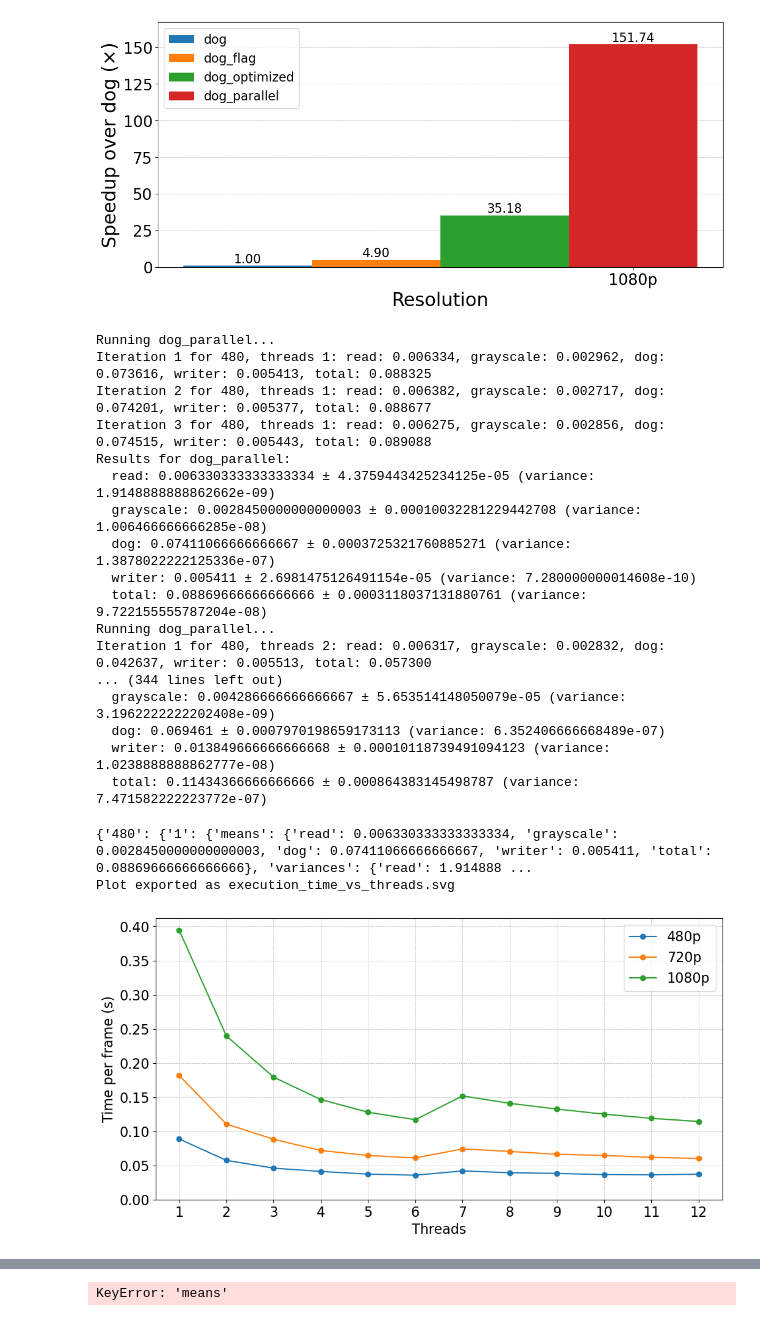
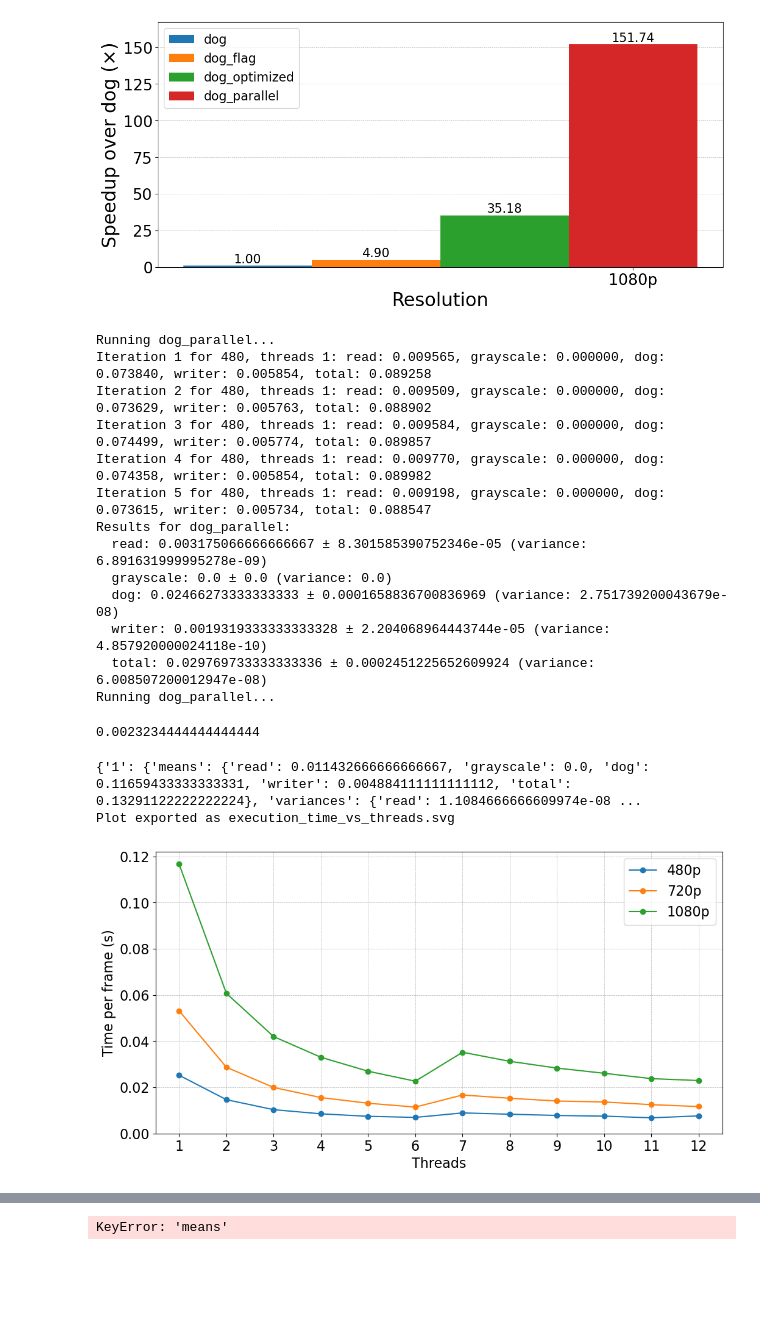
Before and after one commit to Antonio-Ciociola/CA_Project, a Jupyter notebook: stats.ipynb, the cells around one changed output, grey strips where cells are left out. Cells and saved outputs as stored; diff of their text form; code cells hidden in the pictures; blank space fills up the shorter version.

```diff
--- a/stats.ipynb
+++ b/stats.ipynb
@@ -3,9 +3,9 @@ import os
 import sys
 import subprocess
 
-REPETITIONS = 3
+REPETITIONS = 5
 RESOLUTIONS = ['144', '480', '720', '1080']
-ARGS = ['images/video_supercropped.mp4', 'images/video_supercropped_edge.mp4', '3', '6', '0.5', '-1']
+ARGS = ['images/video_supercropped_1080.mp4', 'images/video_supercropped_1080edge.mp4', '3', '6', '0.5', '-1', '1', '1', '32', '2']
 bins_veri = ['dog', 'dog_flag', 'dog_optimized', 'dog_parallel', 'dog_gpu', 'dog_gpu_pair']
 
 FRAMES_PER_VIDEO = 3
@@ -15,7 +15,7 @@ print("Usage: python stats.py <repetitions> <input> <output> <sigma1> <sigma2> <
 Usage: python stats.py <repetitions> <input> <output> <sigma1> <sigma2> <threshold> <max_threads> <bin1> <bin2> ...
 # %%
 
-def get_stats(bin_path, threads = -1):
+def get_stats(bin_path, threads = -1, xBlock = 32, yBlock = 2):
     # get the output of the executable
     try:
         # with args ARGS
@@ -23,7 +23,10 @@ def get_stats(bin_path, threads = -1):
         bin_path = os.path.join(script_dir, bin_path)
         ARGS[0] = os.path.join(script_dir, ARGS[0])
         ARGS[1] = os.path.join(script_dir, ARGS[1])
-        ARGS[-1] = str(threads)
+        ARGS[5] = str(threads)
+        ARGS[8] = str(xBlock)
+        ARGS[9] = str(yBlock)
+
 # Connect via SSH and execute the script
         ssh_command = f"ssh taulant@10.2.86.20 '{bin_path} {' '.join(ARGS)}'"
         try:
@@ -605,7 +660,7 @@ for r in res:
                 print(f"Iteration {i + 1} for {r}, threads {threads}: read: {read}, grayscale: {grayscale}, dog: {dog}, writer: {writer}, total: {total}")
 
         variances = {
-            stat: (stat_squares[stat] / REPETITIONS) - (stat_sums[stat] / REPETITIONS) ** 2
+            stat: ((stat_squares[stat] / REPETITIONS) - (stat_sums[stat] / REPETITIONS) ** 2) / REPETITIONS
             for stat in stat_sums
         }
         std_deviation = {
@@ -613,7 +668,7 @@ for r in res:
             for stat in variances
         }
         means = {
-            stat: stat_sums[stat] / REPETITIONS
+            stat: stat_sums[stat] / REPETITIONS / FRAMES_PER_VIDEO
             for stat in stat_sums
         }
 
@@ -628,58 +683,58 @@ for r in res:
             print(f"  {stat}: {means[stat]} ± {std_deviation[stat]} (variance: {variances[stat]})")
 # %% [output]
 Running dog_parallel...
-Iteration 1 for 480, threads 1: read: 0.006334, grayscale: 0.002962, dog: 0.073616, writer: 0.005413, total: 0.088325
-Iteration 2 for 480, threads 1: read: 0.006382, grayscale: 0.002717, dog: 0.074201, writer: 0.005377, total: 0.088677
-Iteration 3 for 480, threads 1: read: 0.006275, grayscale: 0.002856, dog: 0.074515, writer: 0.005443, total: 0.089088
+Iteration 1 for 480, threads 1: read: 0.009565, grayscale: 0.000000, dog: 0.073840, writer: 0.005854, total: 0.089258
+Iteration 2 for 480, threads 1: read: 0.009509, grayscale: 0.000000, dog: 0.073629, writer: 0.005763, total: 0.088902
+Iteration 3 for 480, threads 1: read: 0.009584, grayscale: 0.000000, dog: 0.074499, writer: 0.005774, total: 0.089857
+Iteration 4 for 480, threads 1: read: 0.009770, grayscale: 0.000000, dog: 0.074358, writer: 0.005854, total: 0.089982
+Iteration 5 for 480, threads 1: read: 0.009198, grayscale: 0.000000, dog: 0.073615, writer: 0.005734, total: 0.088547
 Results for dog_parallel:
-  read: 0.006330333333333334 ± 4.3759443425234125e-05 (variance: 1.9148888888862662e-09)
-  grayscale: 0.0028450000000000003 ± 0.00010032281229442708 (variance: 1.006466666666285e-08)
-  dog: 0.07411066666666667 ± 0.0003725321760885271 (variance: 1.3878022222125336e-07)
-  writer: 0.005411 ± 2.6981475126491154e-05 (variance: 7.280000000014608e-10)
-  total: 0.08869666666666666 ± 0.0003118037131880761 (variance: 9.722155555787204e-08)
+  read: 0.003175066666666667 ± 8.301585390752346e-05 (variance: 6.891631999995278e-09)
+  grayscale: 0.0 ± 0.0 (variance: 0.0)
+  dog: 0.02466273333333333 ± 0.0001658836700836969 (variance: 2.751739200043679e-08)
+  writer: 0.0019319333333333328 ± 2.204068964443744e-05 (variance: 4.857920000024118e-10)
+  total: 0.029769733333333336 ± 0.0002451225652609924 (variance: 6.008507200012947e-08)
 Running dog_parallel...
-Iteration 1 for 480, threads 2: read: 0.006317, grayscale: 0.002832, dog: 0.042637, writer: 0.005513, total: 0.057300
-... (344 lines left out)
-  grayscale: 0.004286666666666667 ± 5.653514148050079e-05 (variance: 3.1962222222202408e-09)
-  dog: 0.069461 ± 0.0007970198659173113 (variance: 6.352406666668489e-07)
-  writer: 0.013849666666666668 ± 0.00010118739491094123 (variance: 1.0238888888862777e-08)
-  total: 0.11434366666666666 ± 0.000864383145498787 (variance: 7.471582222223772e-07)
+# %%
+print(results['dog_parallel']['144']['means']['dog'])
+# %% [output]
+0.0023234444444444444
 # %%
 # Extract data for plotting
 resolutions = RESOLUTIONS[1:]  # Skip the first resolution if needed
 threads = list(range(1, 13))  # Threads from 1 to 12
 
-print(results_parallel)
+print(results_parallel['1080'])
 
 # Prepare data for means
 means_parallel = {
-    resolution: [results_parallel[resolution][str(t)]['means']['total'] for t in threads] for resolution in resolutions
+    resolution: [results_parallel[resolution][str(t)]['means']['dog'] for t in threads] for resolution in resolutions
 }
 
 # Plotting
 fig, ax = plt.subplots(figsize=(12, 6))
 
 for resolution in resolutions:
     mean_values = means_parallel[resolution]
     ax.plot(threads, mean_values, marker='o', label=f"{resolution}p")
 
 # Add labels, title, and legend
 ax.set_xlabel('Threads', fontsize=16)
 ax.set_ylabel('Time per frame (s)', fontsize=16)
 #ax.set_title('Execution Time vs Threads for Different Resolutions', fontsize=20)
 ax.legend(fontsize=16)
 ax.set_xticks(threads)
 ax.set_xticklabels([str(t) for t in threads], fontsize=16)
 ax.tick_params(axis='y', labelsize=16)
 ax.grid(True, linestyle='--', linewidth=0.5)
 ax.set_ylim(bottom=0)
 ax.set_xlim(left=0.5, right=12.5)
 
 # Export the plot as an SVG
 fig.savefig('/tmp/execution_time_vs_threads.svg', format='svg')
 print("Plot exported as execution_time_vs_threads.svg")
 plt.show()
 # %% [output]
-{'480': {'1': {'means': {'read': 0.006330333333333334, 'grayscale': 0.0028450000000000003, 'dog': 0.07411066666666667, 'writer': 0.005411, 'total': 0.08869666666666666}, 'variances': {'read': 1.914888 ...
+{'1': {'means': {'read': 0.011432666666666667, 'grayscale': 0.0, 'dog': 0.11659433333333331, 'writer': 0.004884111111111112, 'total': 0.13291122222222224}, 'variances': {'read': 1.1084666666609974e-08 ...
 Plot exported as execution_time_vs_threads.svg
-[figure, old version]
+[figure, new version]
```
Also changed, not shown: parts of 11 cells of this notebook.
